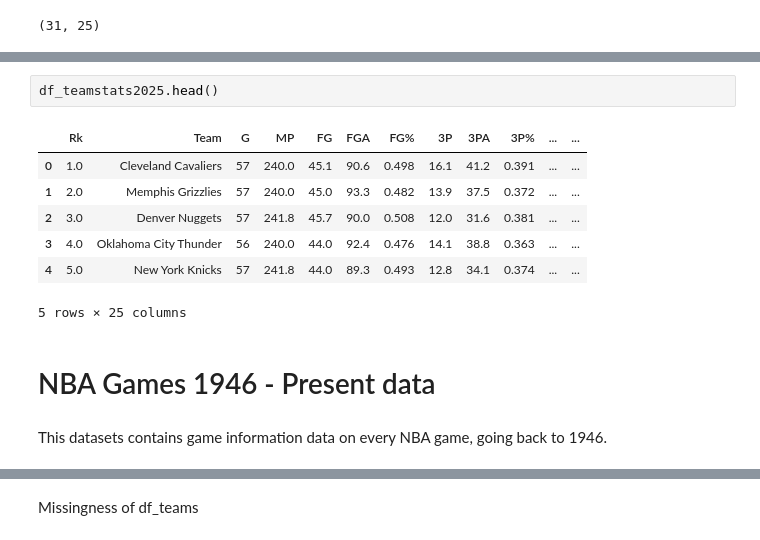
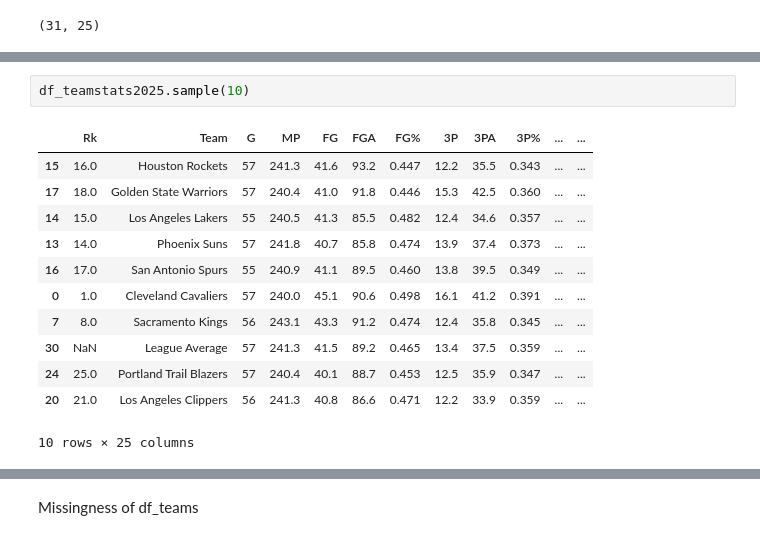
Before and after one commit to pshukl21/CollabProject, a Jupyter notebook: nbaModel.ipynb, the cells around one changed output, grey strips where cells are left out. Drawn from its saved outputs; the diff is of its cells as text.

```diff
--- a/nbaModel.ipynb
+++ b/nbaModel.ipynb
@@ -86,14 +45,15 @@ Index(['Rk', 'Team', 'G', 'MP', 'FG', 'FGA', 'FG%', '3P', '3PA', '3P%', '2P',
-# %%
-df_teamstats2025.head()
-# %% [output]
-|  | Rk | Team | G | MP | FG | FGA | FG% | 3P | 3PA | 3P% | ... | ... |
-| 0 | 1.0 | Cleveland Cavaliers | 57 | 240.0 | 45.1 | 90.6 | 0.498 | 16.1 | 41.2 | 0.391 | ... | ... |
-| 1 | 2.0 | Memphis Grizzlies | 57 | 240.0 | 45.0 | 93.3 | 0.482 | 13.9 | 37.5 | 0.372 | ... | ... |
-| 2 | 3.0 | Denver Nuggets | 57 | 241.8 | 45.7 | 90.0 | 0.508 | 12.0 | 31.6 | 0.381 | ... | ... |
-| 3 | 4.0 | Oklahoma City Thunder | 56 | 240.0 | 44.0 | 92.4 | 0.476 | 14.1 | 38.8 | 0.363 | ... | ... |
-| 4 | 5.0 | New York Knicks | 57 | 241.8 | 44.0 | 89.3 | 0.493 | 12.8 | 34.1 | 0.374 | ... | ... |
-5 rows × 25 columns
-# %% [markdown]
-# NBA Games 1946 - Present data
-# %% [markdown]
-This datasets contains game information data on every NBA game, going back to 1946.
+# %%
+df_teamstats2025.sample(10)
+# %% [output]
+|  | Rk | Team | G | MP | FG | FGA | FG% | 3P | 3PA | 3P% | ... | ... |
+| 15 | 16.0 | Houston Rockets | 57 | 241.3 | 41.6 | 93.2 | 0.447 | 12.2 | 35.5 | 0.343 | ... | ... |
+| 17 | 18.0 | Golden State Warriors | 57 | 240.4 | 41.0 | 91.8 | 0.446 | 15.3 | 42.5 | 0.360 | ... | ... |
+| 14 | 15.0 | Los Angeles Lakers | 55 | 240.5 | 41.3 | 85.5 | 0.482 | 12.4 | 34.6 | 0.357 | ... | ... |
+| 13 | 14.0 | Phoenix Suns | 57 | 241.8 | 40.7 | 85.8 | 0.474 | 13.9 | 37.4 | 0.373 | ... | ... |
+| 16 | 17.0 | San Antonio Spurs | 55 | 240.9 | 41.1 | 89.5 | 0.460 | 13.8 | 39.5 | 0.349 | ... | ... |
+| 0 | 1.0 | Cleveland Cavaliers | 57 | 240.0 | 45.1 | 90.6 | 0.498 | 16.1 | 41.2 | 0.391 | ... | ... |
+| 7 | 8.0 | Sacramento Kings | 56 | 243.1 | 43.3 | 91.2 | 0.474 | 12.4 | 35.8 | 0.345 | ... | ... |
+| 30 | NaN | League Average | 57 | 241.3 | 41.5 | 89.2 | 0.465 | 13.4 | 37.5 | 0.359 | ... | ... |
+| 24 | 25.0 | Portland Trail Blazers | 57 | 240.4 | 40.1 | 88.7 | 0.453 | 12.5 | 35.9 | 0.347 | ... | ... |
+| 20 | 21.0 | Los Angeles Clippers | 56 | 241.3 | 40.8 | 86.6 | 0.471 | 12.2 | 33.9 | 0.359 | ... | ... |
+10 rows × 25 columns
```
Also changed, not shown: parts of 40 cells of this notebook.
